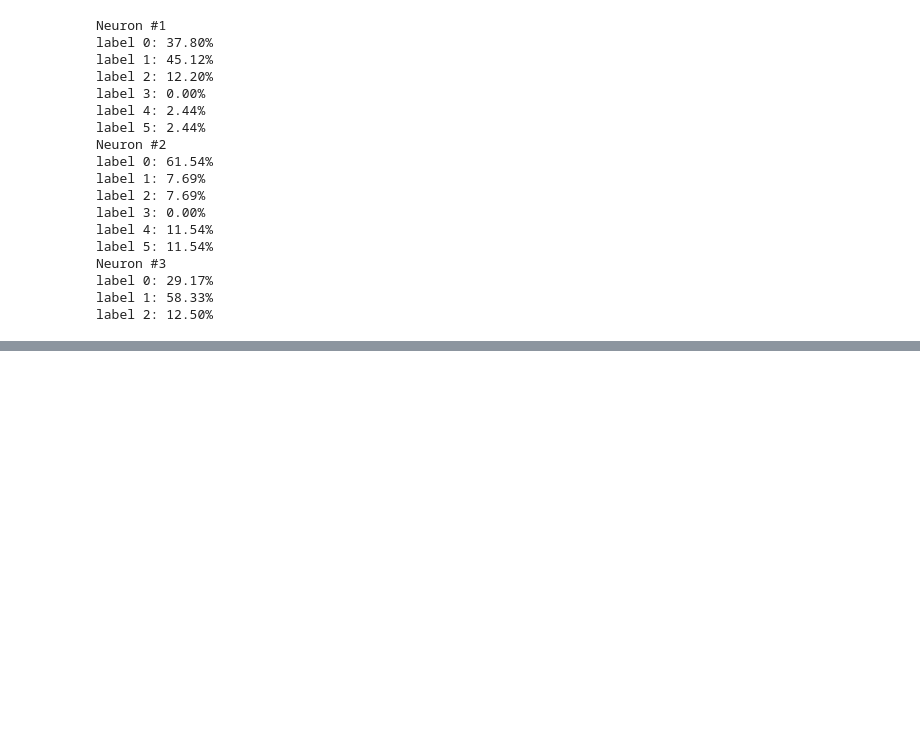
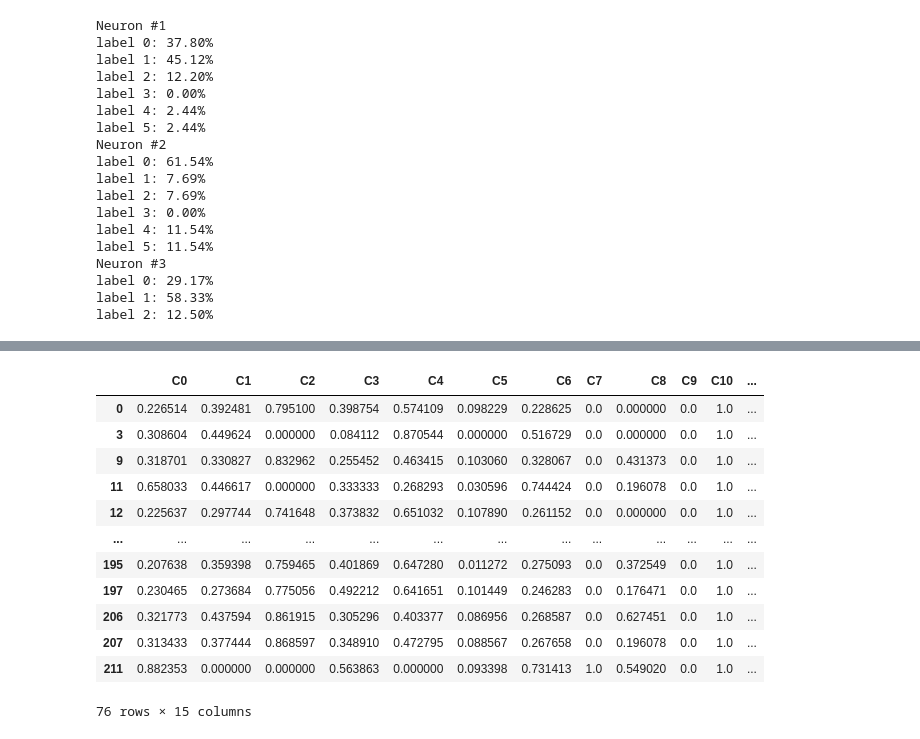
Before and after one commit to RelaxingCoyote/neural_networks, a Jupyter notebook: lb 2 kohonen maps/kohonen_maps.ipynb, the cells around one changed output, grey strips where cells are left out. Saved outputs shown, nothing was run; the diff lists cells and outputs as text; code cells hidden in the pictures; blank space fills up the shorter version.

```diff
--- a/lb 2 kohonen maps/kohonen_maps.ipynb
+++ b/lb 2 kohonen maps/kohonen_maps.ipynb
@@ -897,0 +939,16 @@ label 2: 12.50%
+# %%
+df[df['C10'] == 1]
+# %% [output]
+|  | C0 | C1 | C2 | C3 | C4 | C5 | C6 | C7 | C8 | C9 | C10 | ... |
+| 0 | 0.226514 | 0.392481 | 0.795100 | 0.398754 | 0.574109 | 0.098229 | 0.228625 | 0.0 | 0.000000 | 0.0 | 1.0 | ... |
+| 3 | 0.308604 | 0.449624 | 0.000000 | 0.084112 | 0.870544 | 0.000000 | 0.516729 | 0.0 | 0.000000 | 0.0 | 1.0 | ... |
+| 9 | 0.318701 | 0.330827 | 0.832962 | 0.255452 | 0.463415 | 0.103060 | 0.328067 | 0.0 | 0.431373 | 0.0 | 1.0 | ... |
+| 11 | 0.658033 | 0.446617 | 0.000000 | 0.333333 | 0.268293 | 0.030596 | 0.744424 | 0.0 | 0.196078 | 0.0 | 1.0 | ... |
+| 12 | 0.225637 | 0.297744 | 0.741648 | 0.373832 | 0.651032 | 0.107890 | 0.261152 | 0.0 | 0.000000 | 0.0 | 1.0 | ... |
+| ... | ... | ... | ... | ... | ... | ... | ... | ... | ... | ... | ... | ... |
+| 195 | 0.207638 | 0.359398 | 0.759465 | 0.401869 | 0.647280 | 0.011272 | 0.275093 | 0.0 | 0.372549 | 0.0 | 1.0 | ... |
+| 197 | 0.230465 | 0.273684 | 0.775056 | 0.492212 | 0.641651 | 0.101449 | 0.246283 | 0.0 | 0.176471 | 0.0 | 1.0 | ... |
+| 206 | 0.321773 | 0.437594 | 0.861915 | 0.305296 | 0.403377 | 0.086956 | 0.268587 | 0.0 | 0.627451 | 0.0 | 1.0 | ... |
+| 207 | 0.313433 | 0.377444 | 0.868597 | 0.348910 | 0.472795 | 0.088567 | 0.267658 | 0.0 | 0.196078 | 0.0 | 1.0 | ... |
+| 211 | 0.882353 | 0.000000 | 0.000000 | 0.563863 | 0.000000 | 0.093398 | 0.731413 | 1.0 | 0.549020 | 0.0 | 1.0 | ... |
+76 rows × 15 columns
```
Also changed, not shown: parts of 16 cells of this notebook, 2 other files.
